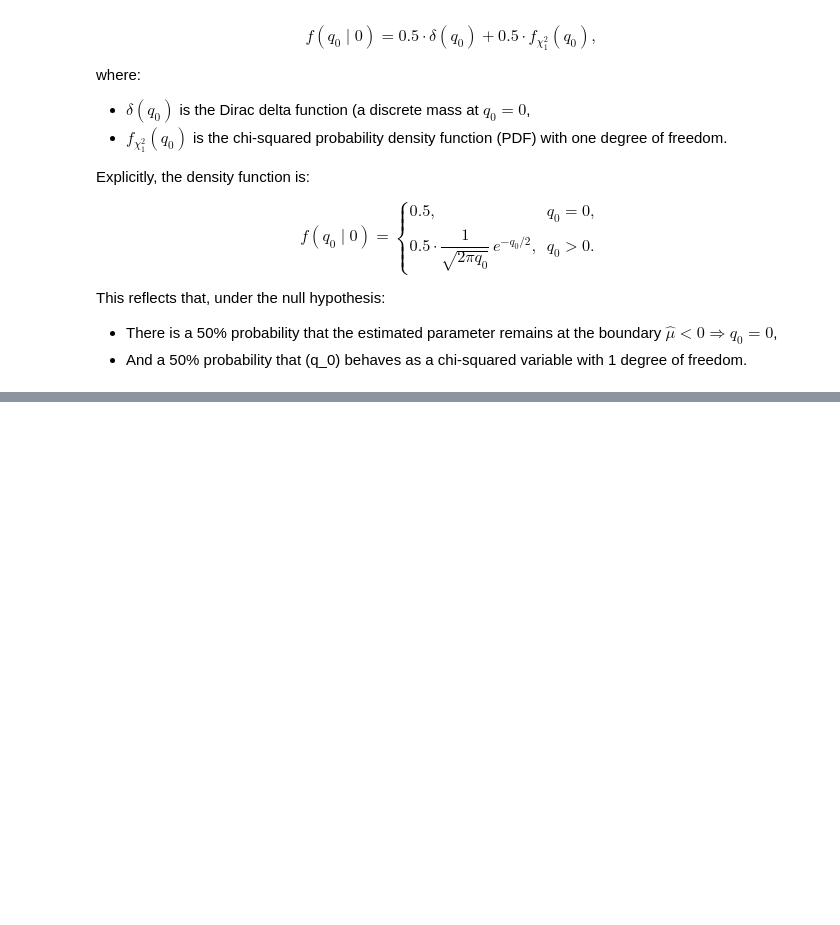
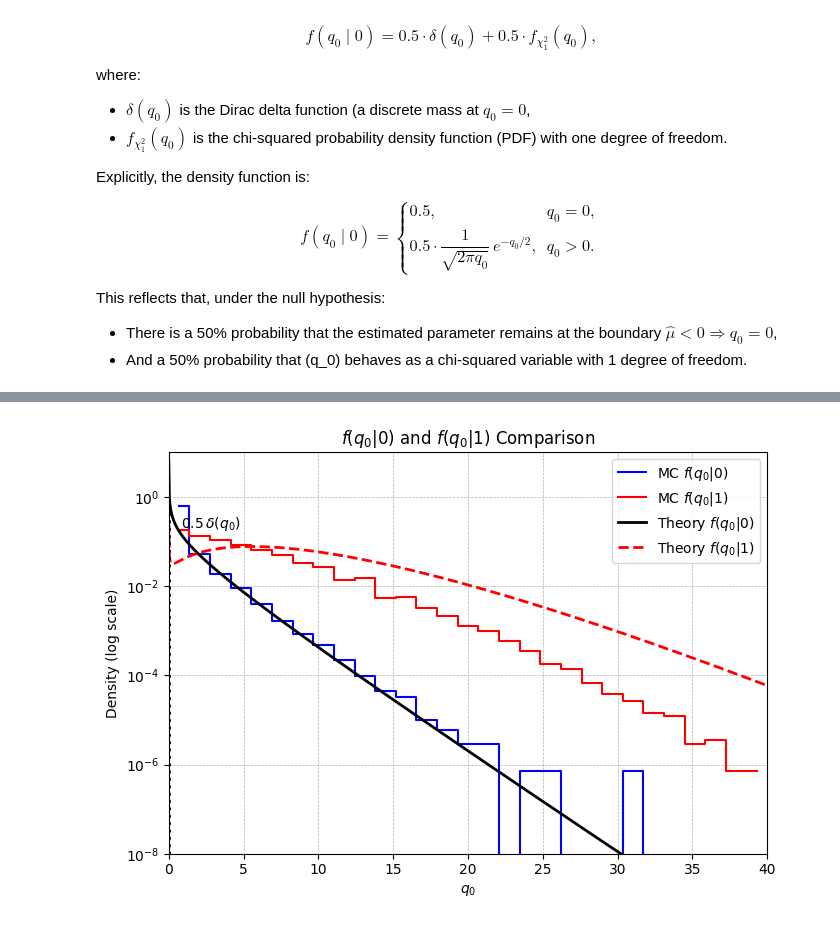
Before and after one commit to andrex-naranjas/cowan_statistics_test, a Jupyter notebook: Notebooks/notebook1.ipynb, the cells around one changed output, grey strips where cells are left out. Cells and saved outputs as stored; diff of their text form; code cells hidden in the pictures; blank space fills up the shorter version.

```diff
--- a/Notebooks/notebook1.ipynb
+++ b/Notebooks/notebook1.ipynb
@@ -183,0 +223,49 @@ plt.show()
+# %%
+# parameters
+mu = 1  # for q0
+# %%
+q0_mc2 = MonteCarloSim(b, s, n_events, tau, mu)
+# %%
+import numpy as np
+import matplotlib.pyplot as plt
+
+# --- Monte Carlo histogram data ---
+bins = np.linspace(0, 40, 30)
+centers = 0.5 * (bins[:-1] + bins[1:])
+hist1, _ = np.histogram(q0_mc1, bins=bins, density=True)
+hist2, _ = np.histogram(q0_mc2, bins=bins, density=True)
+
+plt.figure(figsize=(7,5))
+
+# --- MC histograms ---
+plt.step(centers, hist1, where='mid', color='blue', lw=1.5, label='MC $f(q_0|0)$')
+plt.step(centers, hist2, where='mid', color='red', lw=1.5, label='MC $f(q_0|1)$')
+
+# --- Theoretical curves ---
+q0_vals = np.linspace(0.001, 40, 1000)
+pdf_theory0 = f_q0_given_0(q0_vals)
+
+q0_asimov = 2 * ((s + b) * np.log(1 + s / b) - s)
+Z0 = np.sqrt(q0_asimov)
+pdf_theory1 = f_q0_given_mu(q0_vals, mu=Z0)
+
+plt.plot(q0_vals, pdf_theory0, 'k-', lw=2, label='Theory $f(q_0|0)$')
+plt.plot(q0_vals, pdf_theory1, 'r--', lw=2, label='Theory $f(q_0|1)$')
+
+# --- Dirac delta representation (mass at q0=0) ---
+plt.vlines(0, 1e-8, 0.5, colors='k', linestyles='dotted', lw=2)
+plt.text(0.8, 0.2, r'$0.5\,\delta(q_0)$', color='k')
+
+# --- Axes and layout ---
+plt.yscale('log')
+plt.xlim(0, 40)
+plt.ylim(1e-8, 10)
+plt.xlabel(r'$q_0$')
+plt.ylabel('Density (log scale)')
+plt.title(r'$f(q_0|0)$ and $f(q_0|1)$ Comparison')
+plt.legend()
+plt.grid(True, which='both', linestyle='--', linewidth=0.5)
+plt.tight_layout()
+plt.show()
+# %% [output]
+[figure, added]
```
Also changed, not shown: parts of 6 cells of this notebook.
